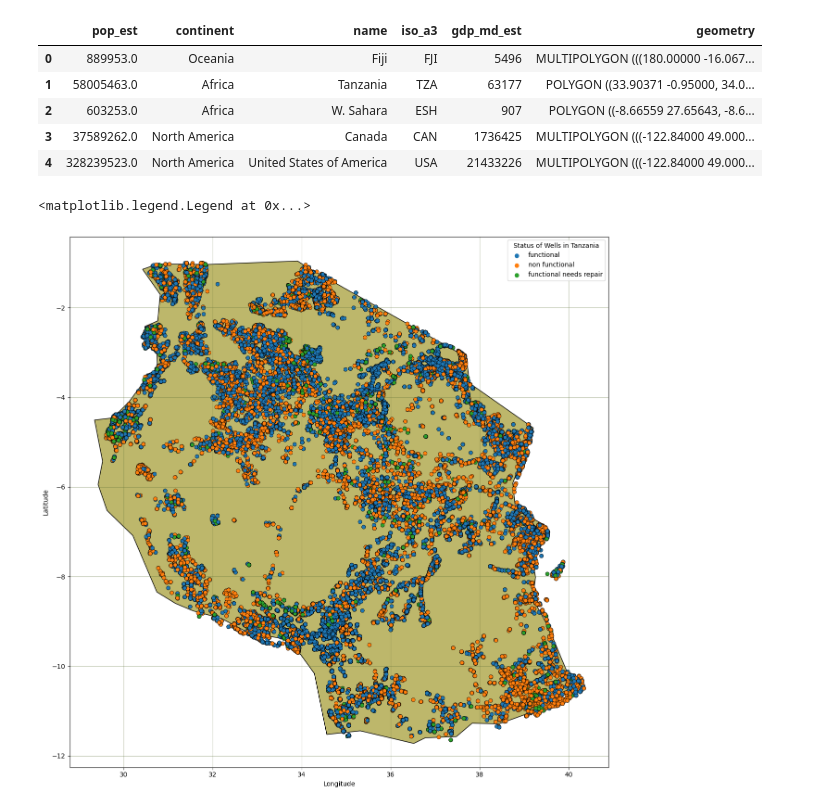
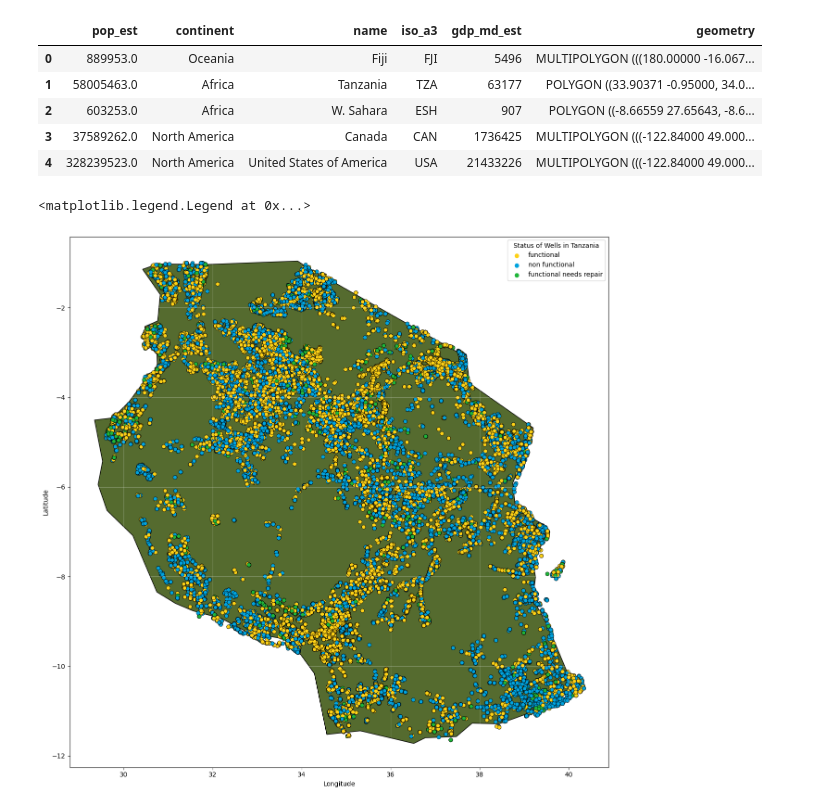
Before and after one commit to fetterollie/Tanzanian-Water-Wells, a Jupyter notebook: geopandas/maps.ipynb, the cells around one changed output. Drawn from its saved outputs; the diff is of its cells as text; code cells hidden in the pictures.

```diff
--- a/geopandas/maps.ipynb
+++ b/geopandas/maps.ipynb
@@ -10,8 +12,16 @@ import geopandas as gpd
+# %%
+#yellow: #FDD116, blue: #00A3DE, green: #1FB53A
+
+bu_yl = ['#00A3DE', '#FDD116']
+bu_yl_pal = sns.color_palette(bu_yl)
+
+yl_bu_gn = ['#FDD116', '#00A3DE', '#1FB53A']
+yl_bu_gn_pal = sns.color_palette(yl_bu_gn)
 # %% [markdown]
 ## Import Data
 # %%
-df = pd.read_csv('data/training_set_values.csv', index_col='id')
-df_target = pd.read_csv('data/training_set_labels.csv', index_col='id')
+df = pd.read_csv('../data/training_set_values.csv', index_col='id')
+df_target = pd.read_csv('../data/training_set_labels.csv', index_col='id')
 df = df.join(df_target)
 df['binary_status'] = df['status_group'].replace(
     {'non functional':'needs repair', 'functional needs repair':
@@ -57,27 +67,27 @@ tanzania = countries.loc[countries['name'] == 'Tanzania']
 # %%
 fig2, ax2 = plt.subplots(figsize=(15, 15))
 
-tanzania.plot(color='darkkhaki',
+tanzania.plot(color='darkolivegreen',
               edgecolor='black',
               ax=ax2
               )
 
 sns.scatterplot(data=df,
                 x='longitude',
                 y='latitude',
                 hue='status_group',
-                palette='tab10',
+                palette=yl_bu_gn_pal,
                 edgecolor='black',
                 alpha=1,
                 ax=ax2)
 
-ax2.grid(visible=True, color='darkolivegreen', alpha=.5)
+ax2.grid(visible=True, color='white', alpha=.4)
 ax2.set_xlabel('Longitude')
 ax2.set_ylabel('Latitude')
 ax2.legend(title='Status of Wells in Tanzania')
 # %% [output]
 <matplotlib.legend.Legend at 0x...>
-[figure, old version]
+[figure, new version]
 # %%
 fig2, ax2 = plt.subplots(figsize=(15, 15))
 
```
Also changed, not shown: parts of 8 cells of this notebook.
